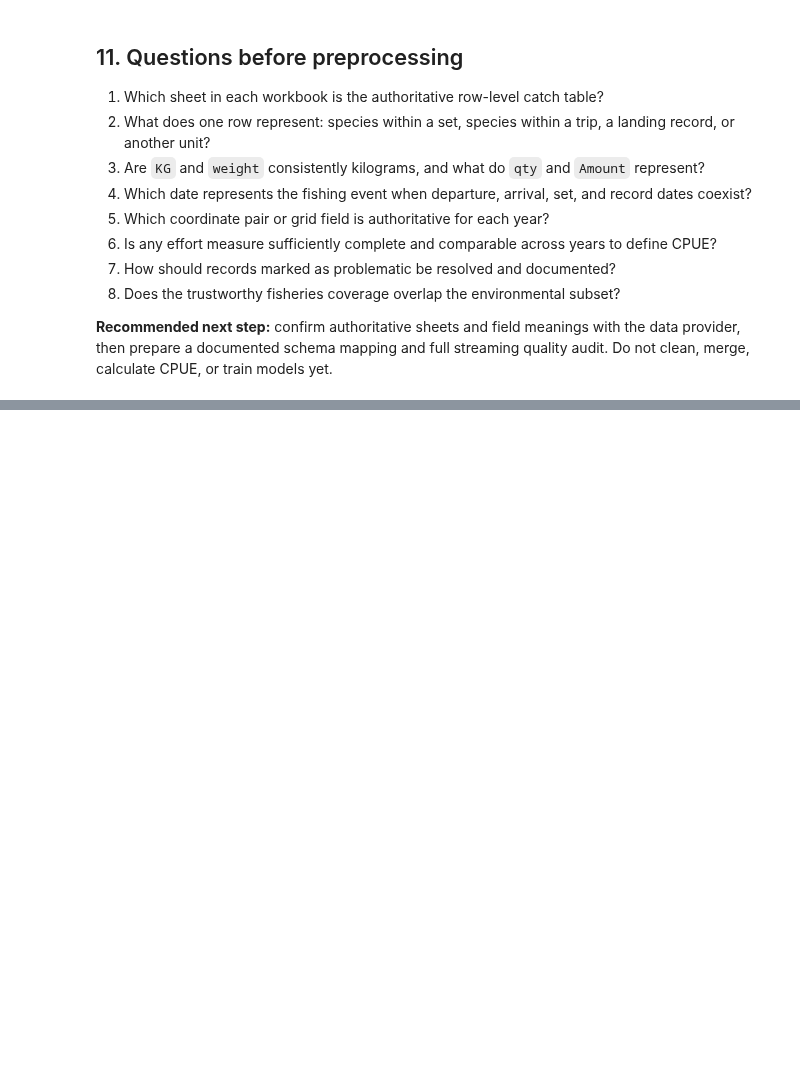
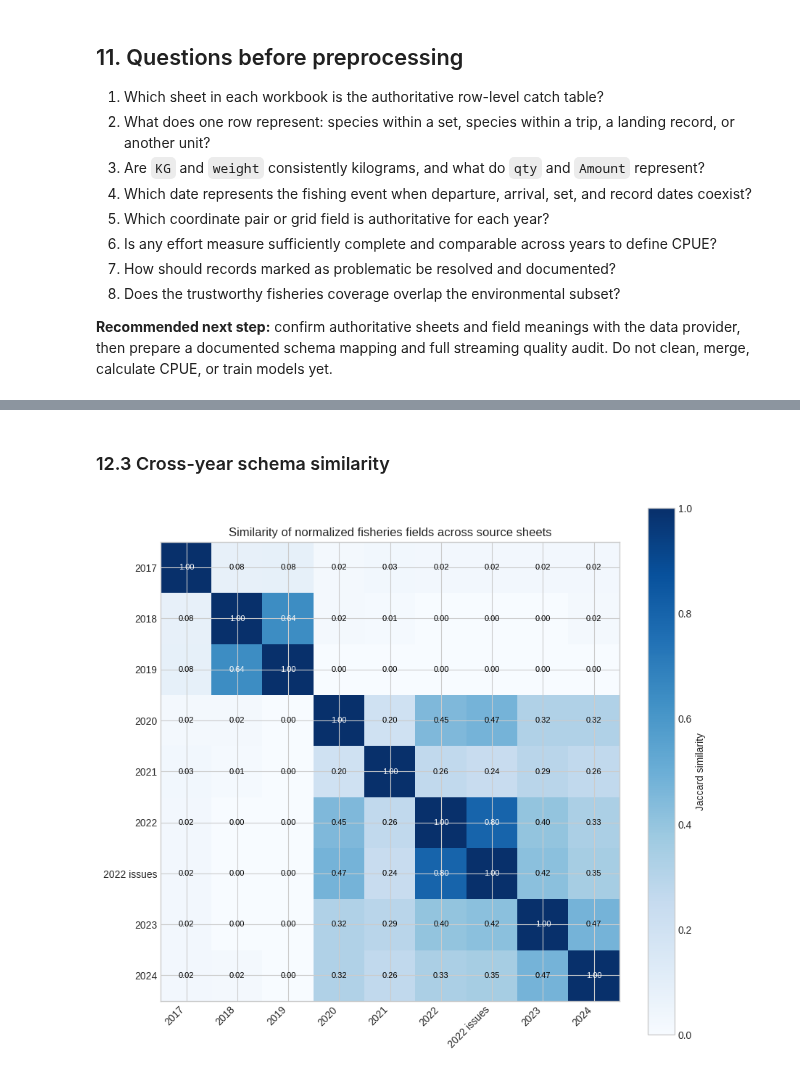
Before and after one commit to uvindu827/J26-DS-350, a Jupyter notebook: component - 3/Notebooks/01_data_audit.ipynb, the cells around one changed output, grey strips where cells are left out. Saved outputs shown, nothing was run; the diff lists cells and outputs as text; code cells hidden in the pictures; blank space fills up the shorter version.

```diff
--- a/component - 3/Notebooks/01_data_audit.ipynb
+++ b/component - 3/Notebooks/01_data_audit.ipynb
@@ -435,0 +488,24 @@ Saved 9 audit tables and audit_manifest.json to:
+# %% [markdown]
+### 12.3 Cross-year schema similarity
+# %%
+schema_columns=list(schema_matrix.columns)
+schema_labels=[]
+for name in schema_columns:
+    year_match=re.search(r'20\d{2}',name)
+    label=year_match.group(0) if year_match else name[:12]
+    if 'values with issues' in name.lower(): label+=' issues'
+    schema_labels.append(label)
+similarity=np.zeros((len(schema_columns),len(schema_columns)))
+for i,left in enumerate(schema_columns):
+    a=set(schema_matrix.index[schema_matrix[left]])
+    for j,right in enumerate(schema_columns):
+        b=set(schema_matrix.index[schema_matrix[right]])
+        similarity[i,j]=len(a&b)/len(a|b) if a|b else 1
+fig,ax=plt.subplots(figsize=(9,8)); image=ax.imshow(similarity,vmin=0,vmax=1,cmap='Blues')
+ax.set_xticks(range(len(schema_labels)),schema_labels,rotation=45,ha='right'); ax.set_yticks(range(len(schema_labels)),schema_labels)
+for i in range(len(schema_labels)):
+    for j in range(len(schema_labels)): ax.text(j,i,f'{similarity[i,j]:.2f}',ha='center',va='center',fontsize=8,color='white' if similarity[i,j]>.55 else 'black')
+ax.set_title('Similarity of normalized fisheries fields across source sheets'); fig.colorbar(image,ax=ax,label='Jaccard similarity')
+fig.tight_layout(); fig.savefig(AUDIT_FIGURE_DIR/'cross_year_schema_similarity.png',dpi=200,bbox_inches='tight'); plt.show()
+# %% [output]
+[figure, added]
```
Also changed, not shown: parts of 17 cells of this notebook, 8 other files.
